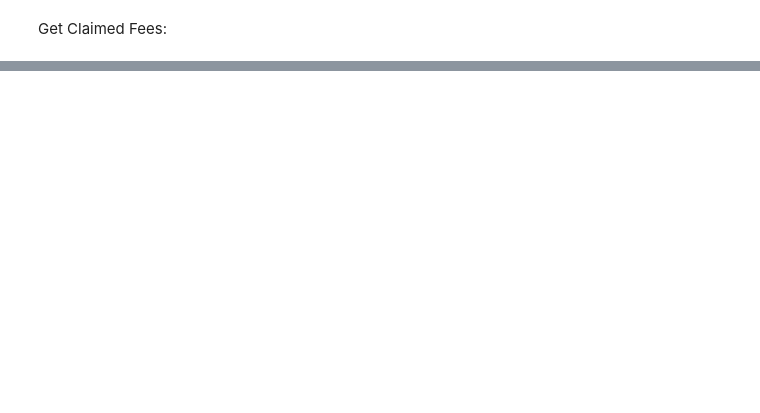
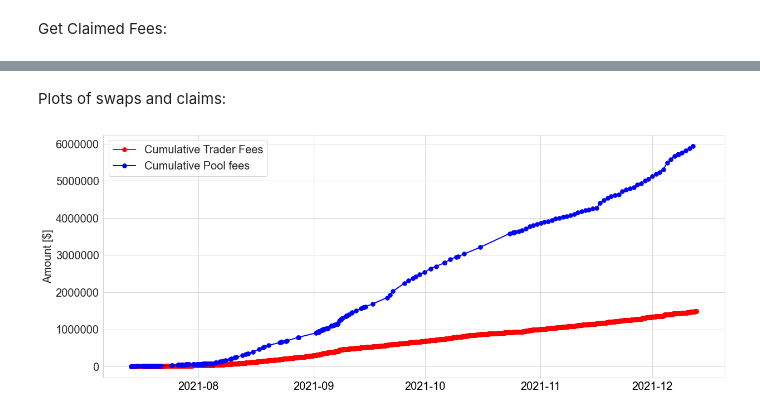
Before and after one commit to bout3fiddy/on-chain-analytics, a Jupyter notebook: notebooks/curve-analysis/curve-pools/pool/tricrypto/mvp/repegging_costs.ipynb, the cells around one changed output, grey strips where cells are left out. Cells and saved outputs as stored; diff of their text form; code cells hidden in the pictures; blank space fills up the shorter version.

Commit message:
wip: figuring out swap fees

```diff
--- a/notebooks/curve-analysis/curve-pools/pool/tricrypto/mvp/repegging_costs.ipynb
+++ b/notebooks/curve-analysis/curve-pools/pool/tricrypto/mvp/repegging_costs.ipynb
@@ -233,0 +253,34 @@ df_claims
+# %% [markdown]
+Plots of swaps and claims:
+# %%
+fig, ax = plt.subplots(1,1, figsize=(20, 8))
+
+ax.plot(
+    df_swaps.index,
+    df_swaps.swap_fee_usd.cumsum(),
+    '.-',
+    color='red',
+    lw=2,
+    ms=15,
+    label='Cumulative Trader Fees'
+)
+
+ax.plot(
+    df_claims.index,
+    df_claims.total_pool_fees_usd.cumsum(),
+    '.-',
+    color='b',
+    lw=2,
+    ms=15,
+    label='Cumulative Pool fees'
+)
+
+ax.set_xlabel("")
+ax.set_ylabel("Amount [$]", fontsize=20)
+ax.tick_params(axis='both', which='major', labelsize=20)
+ax.tick_params(axis='x', which='major', colors='black')
+ax.legend(fontsize=20)
+ax.yaxis.get_major_formatter().set_scientific(False)
+ax.yaxis.get_major_formatter().set_useOffset(False)
+# %% [output]
+[figure, added]
```
Also changed, not shown: parts of 10 cells of this notebook, 1 other file.
